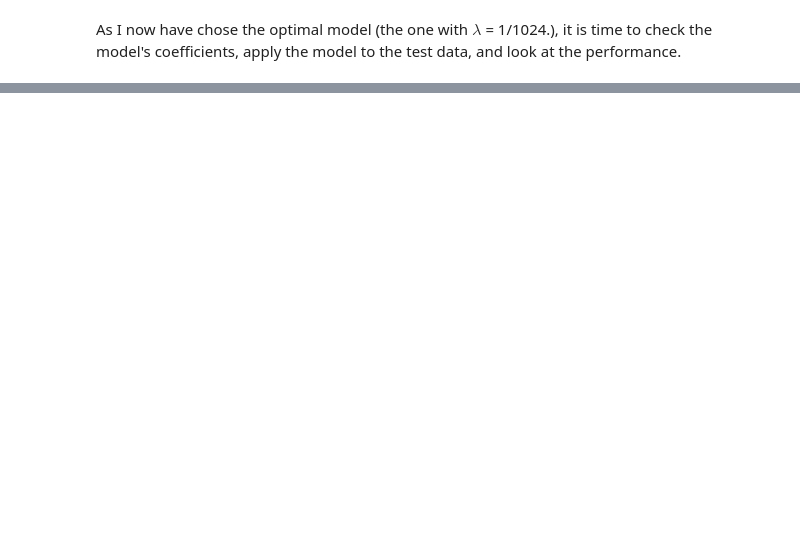
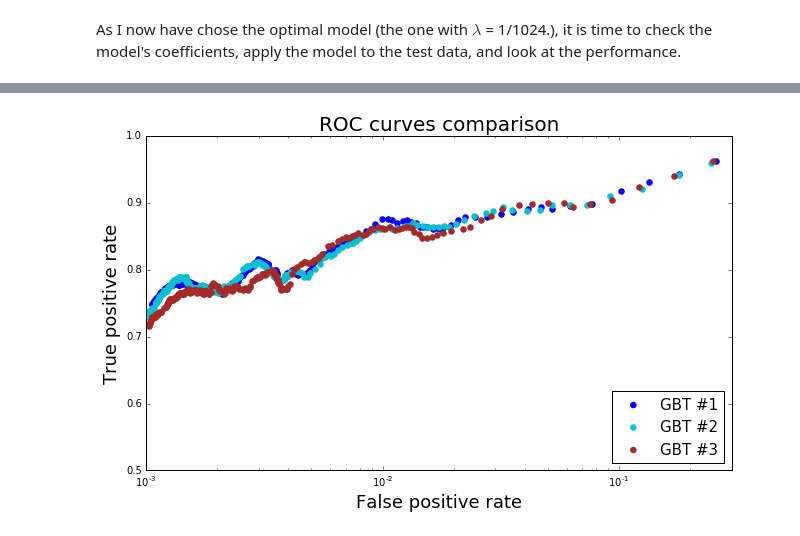
Before and after one commit to kkotov/emtfPtRegression, a Jupyter notebook: ModelSelection.ipynb, the cells around one changed output, grey strips where cells are left out. Drawn from its saved outputs; the diff is of its cells as text; code cells hidden in the pictures; blank space fills up the shorter version.

```diff
--- a/ModelSelection.ipynb
+++ b/ModelSelection.ipynb
@@ -663,0 +701,53 @@ Let's now looks at the variable importance.
+# %%
+gbt.setSeed(10)
+(trainSet1, testSet1) = dataframe2.randomSplit([0.7, 0.3], seed=11)
+gbtModel1 = gbtPipeline.fit(trainSet1)
+gbtTest1 = gbtModel1.transform(testSet1)
+
+gbt.setSeed(100)
+(trainSet2, testSet2) = dataframe2.randomSplit([0.7, 0.3], seed=111)
+gbtModel2 = gbtPipeline.fit(trainSet2)
+gbtTest2 = gbtModel2.transform(testSet2)
+
+gbt.setSeed(1000)
+(trainSet3, testSet3) = dataframe2.randomSplit([0.7, 0.3], seed=1111)
+gbtModel3 = gbtPipeline.fit(trainSet3)
+gbtTest3 = gbtModel3.transform(testSet3)
+# %%
+skim3_1  = np.array( [ (1./row['ptTrueInv'],
+                        1./row['prediction'],
+                        row['ptTrueInv']**2)
+                       for row in gbtTest1[['ptTrueInv','prediction']].collect()
+                     ], dtype  = [('target', np.float),
+                                  ('prediction', np.float),
+                                  ('weight', np.float)]
+         )
+gbtROC1 = rocMetric(skim3_1, binning)
+skim3_2  = np.array( [ (1./row['ptTrueInv'],
+                        1./row['prediction'],
+                        row['ptTrueInv']**2)
+                       for row in gbtTest2[['ptTrueInv','prediction']].collect()
+                     ], dtype  = [('target', np.float),
+                                  ('prediction', np.float),
+                                  ('weight', np.float)]
+         )
+gbtROC2 = rocMetric(skim3_2, binning)
+skim3_3  = np.array( [ (1./row['ptTrueInv'],
+                        1./row['prediction'],
+                        row['ptTrueInv']**2)
+                       for row in gbtTest3[['ptTrueInv','prediction']].collect()
+                     ], dtype  = [('target', np.float),
+                                  ('prediction', np.float),
+                                  ('weight', np.float)]
+         )
+gbtROC3 = rocMetric(skim3_3, binning)
+
+fig, ax0 = prepareRocPlot({"GBT #1":(gbtROC1,'blue'),
+                           "GBT #2":(gbtROC2,'#0cbfd0'),
+                           "GBT #3":(gbtROC3,'brown'),
+                           }, legPos = 'lower right')
+ax0.set_ylim(0.5, 1.)
+ax0.set_xlim(0.001, 0.3)
+plt.show()
+# %% [output]
+[figure, added]
```
Also changed, not shown: parts of 32 cells of this notebook.
